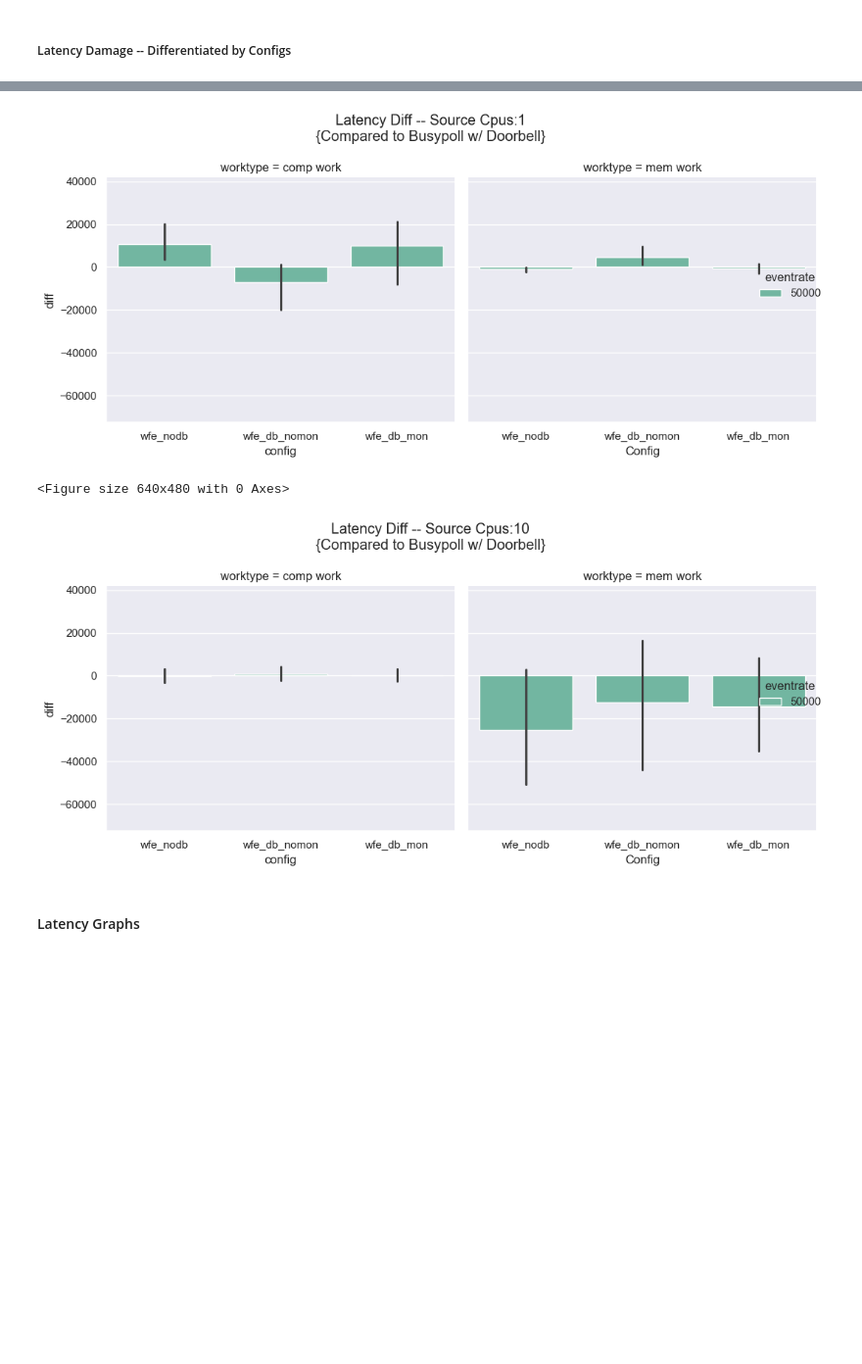
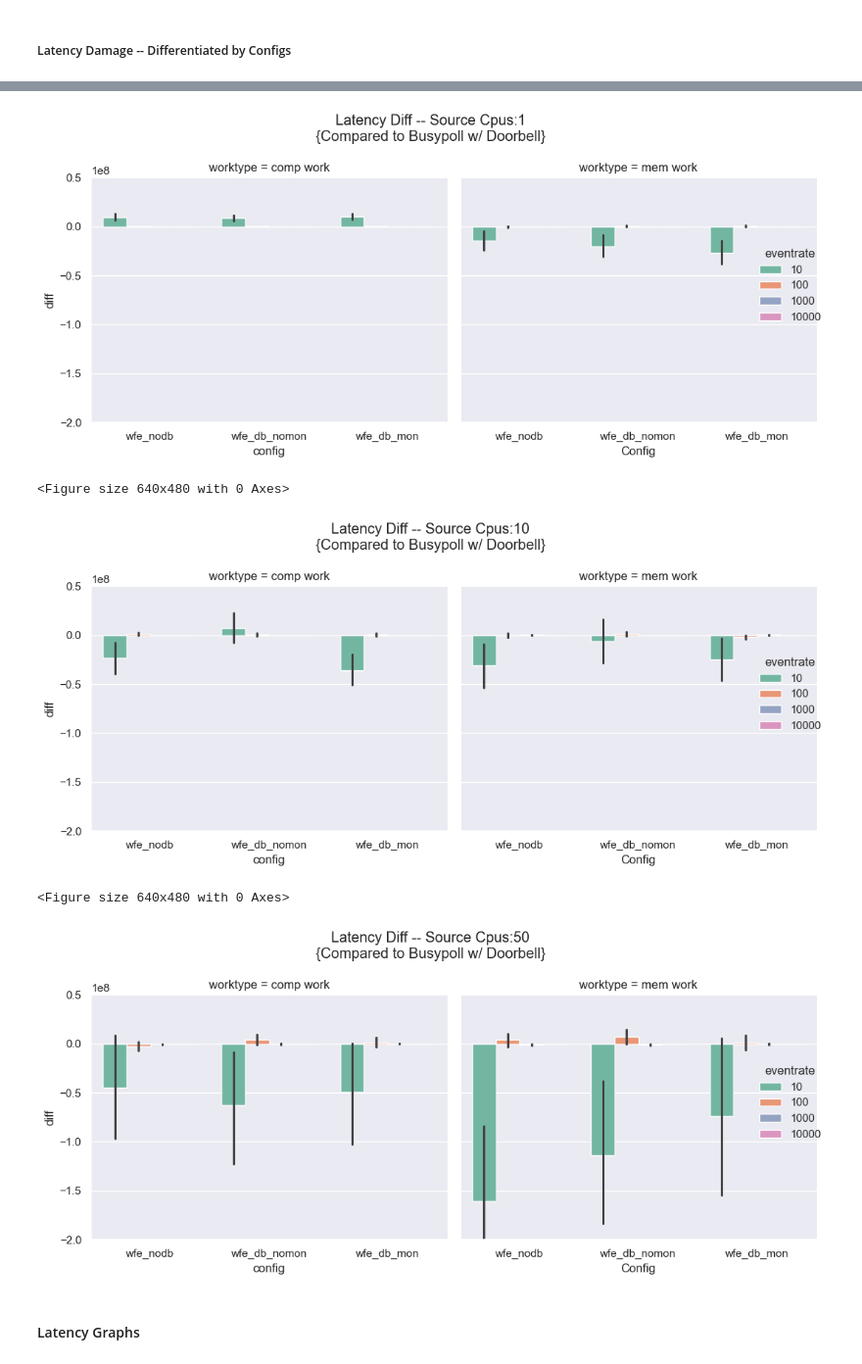
Before and after one commit to jappavoo/wfey, a Jupyter notebook: notebooks/wfey_sweep-wModule.ipynb, the cells around one changed output, grey strips where cells are left out. Shown at 98% size. Saved outputs shown, nothing was run; the diff lists cells and outputs as text; code cells hidden in the pictures; blank space fills up the shorter version.

```diff
--- a/notebooks/wfey_sweep-wModule.ipynb
+++ b/notebooks/wfey_sweep-wModule.ipynb
@@ -253,6 +286,9 @@ Work Perc (mem) subset:  [0, 100]
 # %%
 df_used = return_df(bm_perf_latency_output_flat)
 config_set = None
+
+worksubset=[0, 25, 50, 75, 100]
+#worksubset=[0,100]
 
 tabledf = pd.DataFrame(columns=['eventrate', 'sourceCPUs', 'config', 'worktype', 'diff'])
 compare_types = ['wfe_nodb', 'wfe_db_nomon', 'wfe_db_mon']
@@ -264,14 +300,14 @@ for e in eventsubset:
             key = str(e)+"_"+str(1)+"_"+str(sc)+"_"+str(wp)
 
             main_cmp_df = config_set[(config_set['KEY'] == 'busypoll_db/'+key)]
-
+            #main_cmp_df = config_set[(config_set['KEY'] == 'busypoll_nodb/'+key)]
             #print(main_cmp_df)
             for cmptyp in compare_types:
                 for wt in worktypes:
                     cmp_df = config_set[(config_set['KEY'] == cmptyp+'/'+key) & (config_set['WorkType'] == wt)]
                     if (cmp_df.empty == True):
                         continue
-                    start = main_cmp_df[ENERGY_COLUMN].tolist()
+                    start = np.mean(main_cmp_df[ENERGY_COLUMN].tolist())
                     end = cmp_df[ENERGY_COLUMN].tolist()
                     #print("start:", start, "end:", end)
                     cmp_diff = np.subtract(start,end)
@@ -281,7 +317,8 @@ for e in eventsubset:
 
 tabledf = tabledf.explode('diff', ignore_index=True)
 
-#display(tabledf)
+#with pd.option_context('display.max_rows', None, 'display.max_columns', None, "display.precision", 3):
+#    display(tabledf)
 
 for sc in sourceCPUsubset:
     plt.figure()
@@ -297,7 +334,8 @@ for sc in sourceCPUsubset:
         col='worktype'
     )
     g.fig.suptitle(ENERGY_COLUMN + ' Benefit -- Source Cpus:'+str(sc)+'\n{Compared to Busypoll w/ Doorbell}')
-    g.set(ylim=(tabledf['diff'].min(),tabledf['diff'].max()))
+    #g.set(ylim=(tabledf['diff'].min()/2,tabledf['diff'].max()/2))
+    g.set(ylim=(-2,3))
 
     #plt.title(ENERGY_COLUMN + ' Benefit -- Source Cpus:'+str(sc)+'\n{Compared to Busypoll w/ Doorbell}')
     plt.xlabel('Configs')
@@ -336,7 +376,7 @@ for e in eventsubset:
                     cmp_df = config_set[(config_set['KEY'] == cmptyp+'/'+key) & (config_set['WorkType'] == wt)]
                     if (cmp_df.empty == True):
                         continue
-                    start = main_cmp_df['Latency_Mean'].tolist()
+                    start = np.mean(main_cmp_df['Latency_Mean'].tolist())
                     end = cmp_df['Latency_Mean'].tolist()
                     #print("start:", start, "end:", end)
                     cmp_diff = np.subtract(start,end)
@@ -364,11 +404,12 @@ for sc in sourceCPUsubset:
 
     g.fig.suptitle('Latency Diff -- Source Cpus:'+str(sc)+'\n{Compared to Busypoll w/ Doorbell}')
 
-    q_h = tabledf["diff"].quantile(0.90)
-    q_l = tabledf["diff"].quantile(0.10)
-    temp_table = tabledf[ (tabledf["diff"] < q_h) & (tabledf["diff"] > q_l) ]
+    #q_h = tabledf["diff"].quantile(0.90)
+    #q_l = tabledf["diff"].quantile(0.10)
+    #temp_table = tabledf[ (tabledf["diff"] < q_h) & (tabledf["diff"] > q_l) ]
 
-    g.set(ylim=(temp_table['diff'].min(),temp_table['diff'].max()))
+    #g.set(ylim=(temp_table['diff'].min(),temp_table['diff'].max()))
+    g.set(ylim=(-200000000,50000000))
 
     plt.xlabel('Config')
     plt.ylabel('Latency Increase (ns)')
@@ -381,7 +422,9 @@ Work Perc (mem) subset:  [0, 100]
 <Figure size 640x480 with 0 Axes>
-[figure, old version]
+[figure, new version]
 <Figure size 640x480 with 0 Axes>
-[figure, old version]
+[figure, new version]
+<Figure size 640x480 with 0 Axes>
+[figure, added]
 # %% [markdown]
 #### Latency Graphs
 # %% [markdown]
```
Also changed, not shown: parts of 18 cells of this notebook, 2 other files.
